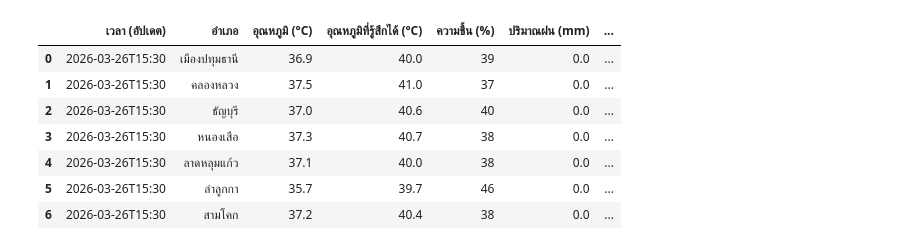
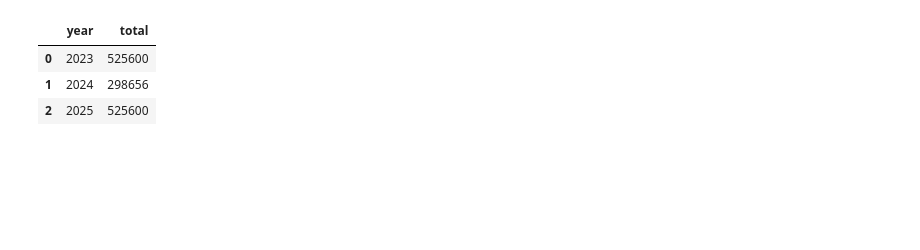
Before and after one commit to Atothegod/poc_excise, a Jupyter notebook: data-pipeline/notebooks/weather.ipynb, the cells around one changed output. Cells and saved outputs as stored; diff of their text form; code cells hidden in the pictures; blank space fills up the shorter version.

```diff
--- a/data-pipeline/notebooks/weather.ipynb
+++ b/data-pipeline/notebooks/weather.ipynb
@@ -156,15 +236,18 @@ con.execute(f"""
-# %%
-# Test read data from Google Bucket
-con.execute(f"""
-    SELECT *
-    FROM read_parquet('{path}')
-""").df()
-# %% [output]
-|  | เวลา (อัปเดต) | อำเภอ | อุณหภูมิ (°C) | อุณหภูมิที่รู้สึกได้ (°C) | ความชื้น (%) | ปริมาณฝน (mm) | ... |
-| 0 | 2026-03-26T15:30 | เมืองปทุมธานี | 36.9 | 40.0 | 39 | 0.0 | ... |
-| 1 | 2026-03-26T15:30 | คลองหลวง | 37.5 | 41.0 | 37 | 0.0 | ... |
-| 2 | 2026-03-26T15:30 | ธัญบุรี | 37.0 | 40.6 | 40 | 0.0 | ... |
-| 3 | 2026-03-26T15:30 | หนองเสือ | 37.3 | 40.7 | 38 | 0.0 | ... |
-| 4 | 2026-03-26T15:30 | ลาดหลุมแก้ว | 37.1 | 40.0 | 38 | 0.0 | ... |
-| 5 | 2026-03-26T15:30 | ลำลูกกา | 35.7 | 39.7 | 46 | 0.0 | ... |
-| 6 | 2026-03-26T15:30 | สามโคก | 37.2 | 40.4 | 38 | 0.0 | ... |
+# %%
+# Check data each year
+con.execute("""
+    WITH deduped AS (
+        SELECT YEAR(timestamp::TIMESTAMP) AS year
+        FROM read_parquet('s3://pea-oms/landing/weather_data/**/*.parquet', filename=true)
+        QUALIFY ROW_NUMBER() OVER (PARTITION BY weather_log_id ORDER BY filename DESC) = 1
+    )
+    SELECT year, COUNT(*) AS total
+    FROM deduped
+    GROUP BY year
+    ORDER BY year
+""").df()
+# %% [output]
+|  | year | total |
+| 0 | 2023 | 525600 |
+| 1 | 2024 | 298656 |
+| 2 | 2025 | 525600 |
```
Also changed, not shown: parts of 12 cells of this notebook, 1 other file.
